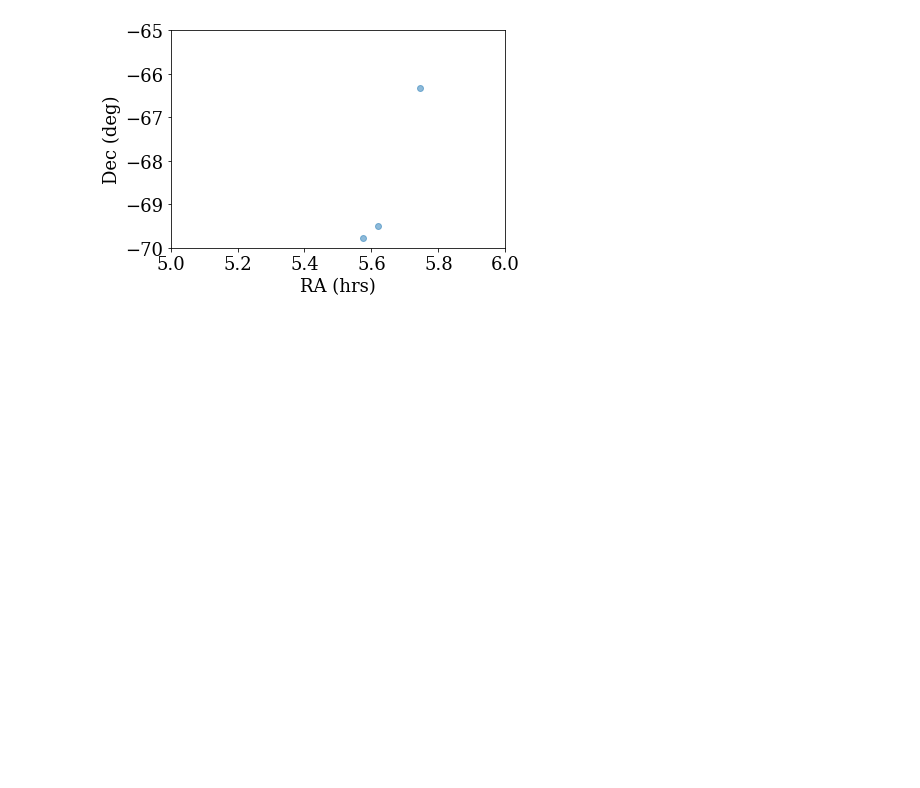
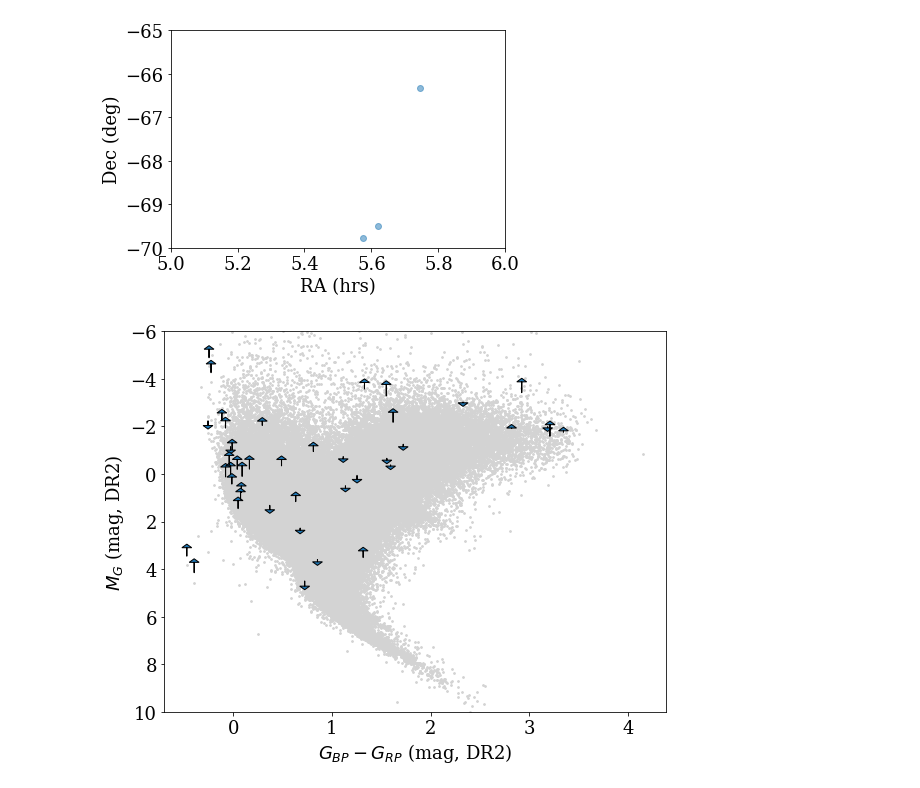
Before and after one commit to jradavenport/GaiaSprint2018, a Jupyter notebook: dr1v2/explore.ipynb, the cells around one changed output. Saved outputs shown, nothing was run; the diff lists cells and outputs as text; code cells hidden in the pictures; blank space fills up the shorter version.

```diff
--- a/dr1v2/explore.ipynb
+++ b/dr1v2/explore.ipynb
@@ -185,3 +197,28 @@ plt.ylabel('Dec (deg)')
 # %% [output]
 Text(0,0.5,'Dec (deg)')
 [figure]
+# %%
+plt.figure(figsize=(9,7))
+
+plt.scatter(df[u'bp_rp'].values[ok],
+            df[u'phot_g_mean_mag.1'].values[ok] - 5. * np.log10(1000./df[u'parallax.1'].values[ok])  + 5,
+            alpha=1,
+            c='LightGrey', s = 3)
+
+# plt.scatter(df[u'bp_rp'].values[ok][wow],
+#             df[u'phot_g_mean_mag.1'].values[ok][wow] - 5. * np.log10(1000./df[u'parallax.1'].values[ok][wow])  + 5,
+#             alpha=0.95,
+#             c=(DeltaG - LINE)[wow], cmap=plt.cm.Spectral_r)
+
+for k in range(len(wow[0])):
+    plt.arrow(df[u'bp_rp'].values[ok][wow][k],
+              df[u'phot_g_mean_mag'].values[ok][wow][k]-5*np.log10(1000./df[u'parallax.1'].values[ok][wow][k])+5,
+              0,DeltaG[wow][k], head_width=.1)
+
+plt.ylim(10,-6);
+plt.xlabel('$G_{BP} - G_{RP}$ (mag, DR2)');
+plt.ylabel('$M_G$ (mag, DR2)');
+
+# plt.savefig('wow_cmd.png', dpi=150, bbox_inches='tight')
+# %% [output]
+[figure, added]
```
Also changed, not shown: parts of 3 cells of this notebook, 3 other files.
